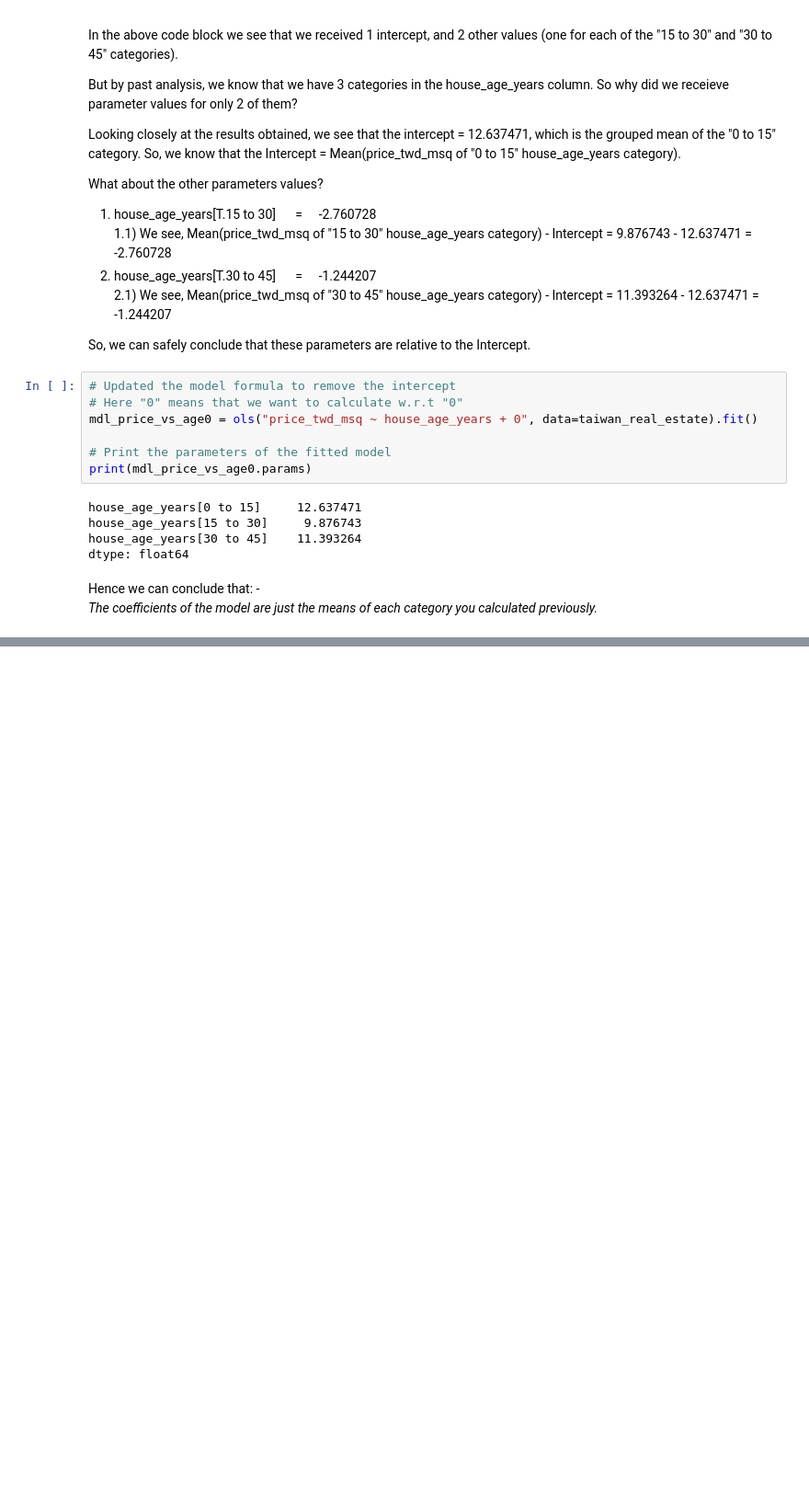
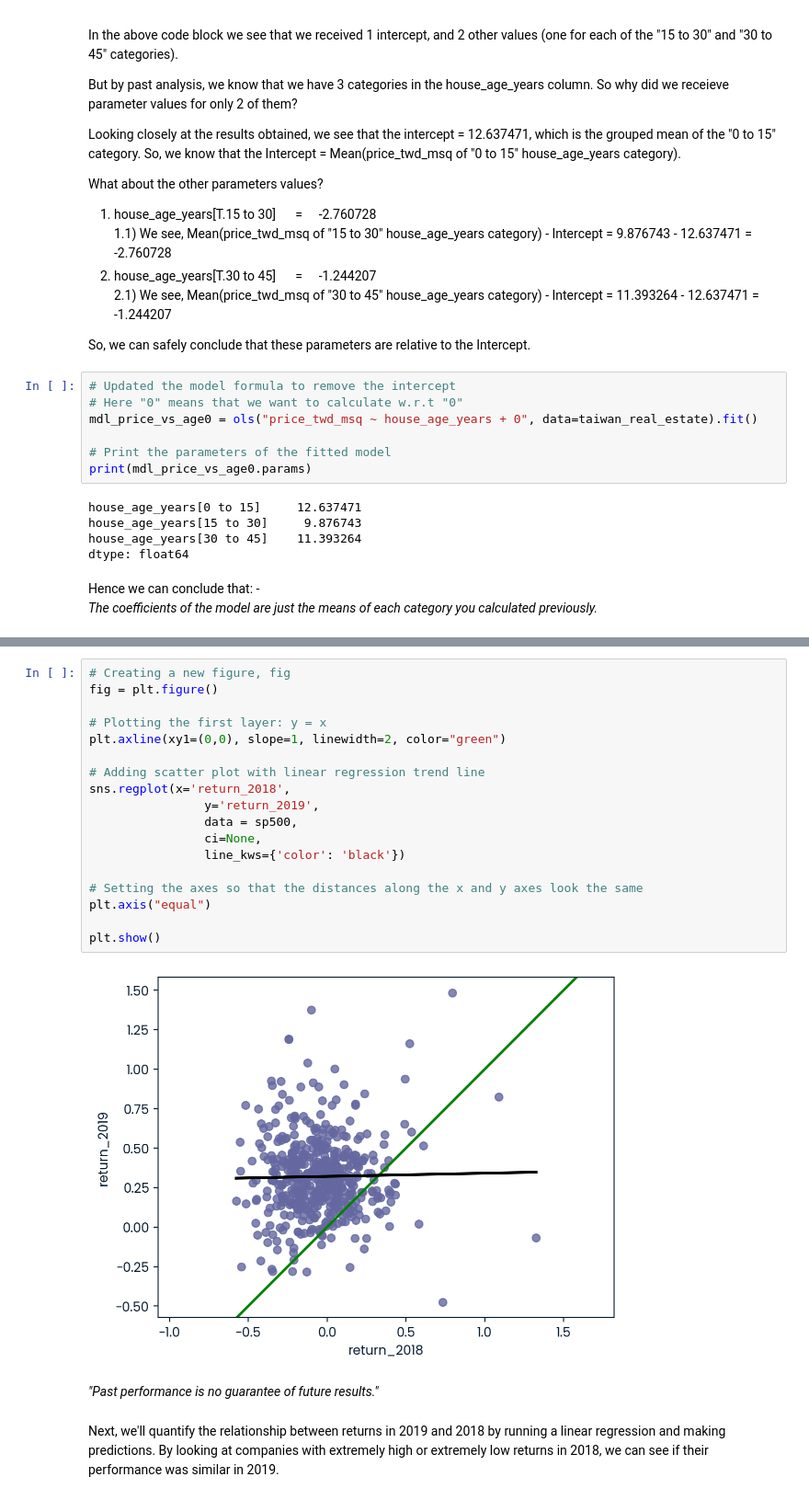
Before and after one commit to Vibs00/DataCamp, a Jupyter notebook: Introduction to Regression with statsmodels in Python.ipynb, the cells around one changed output, grey strips where cells are left out. Shown at 92% size. Drawn from its saved outputs; the diff is of its cells as text; blank space fills up the shorter version.

```diff
--- a/Introduction to Regression with statsmodels in Python.ipynb
+++ b/Introduction to Regression with statsmodels in Python.ipynb
@@ -248,0 +483,24 @@ _The coefficients of the model are just the means of each category you calculate
+# %%
+# Creating a new figure, fig
+fig = plt.figure()
+
+# Plotting the first layer: y = x
+plt.axline(xy1=(0,0), slope=1, linewidth=2, color="green")
+
+# Adding scatter plot with linear regression trend line
+sns.regplot(x='return_2018',
+                y='return_2019',
+                data = sp500,
+                ci=None,
+                line_kws={'color': 'black'})
+
+# Setting the axes so that the distances along the x and y axes look the same
+plt.axis("equal")
+
+plt.show()
+# %% [output]
+[figure, added]
+# %% [markdown]
+_"Past performance is no guarantee of future results."_
+# %% [markdown]
+Next, we'll quantify the relationship between returns in 2019 and 2018 by running a linear regression and making predictions. By looking at companies with extremely high or extremely low returns in 2018, we can see if their performance was similar in 2019.
```
Also changed, not shown: parts of 43 cells of this notebook.
